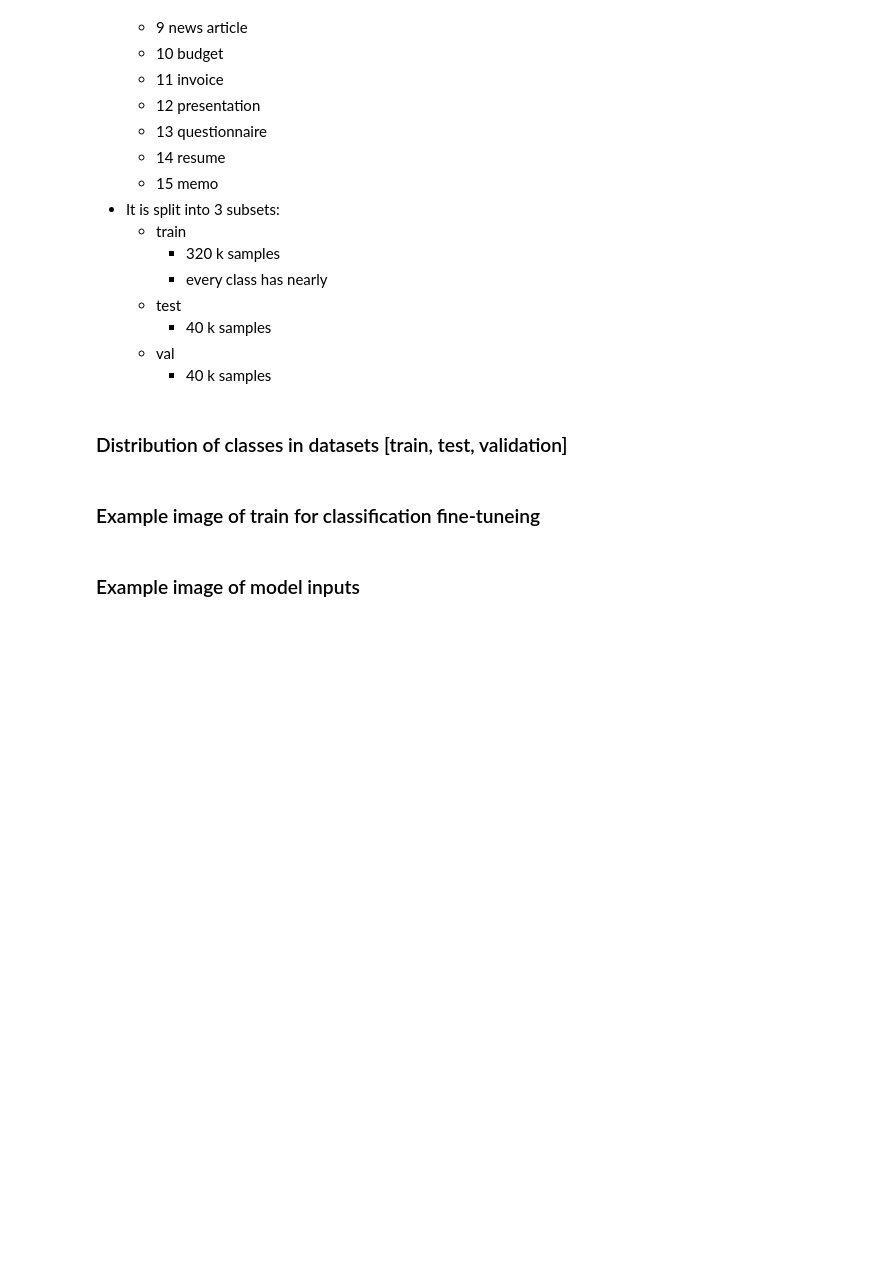
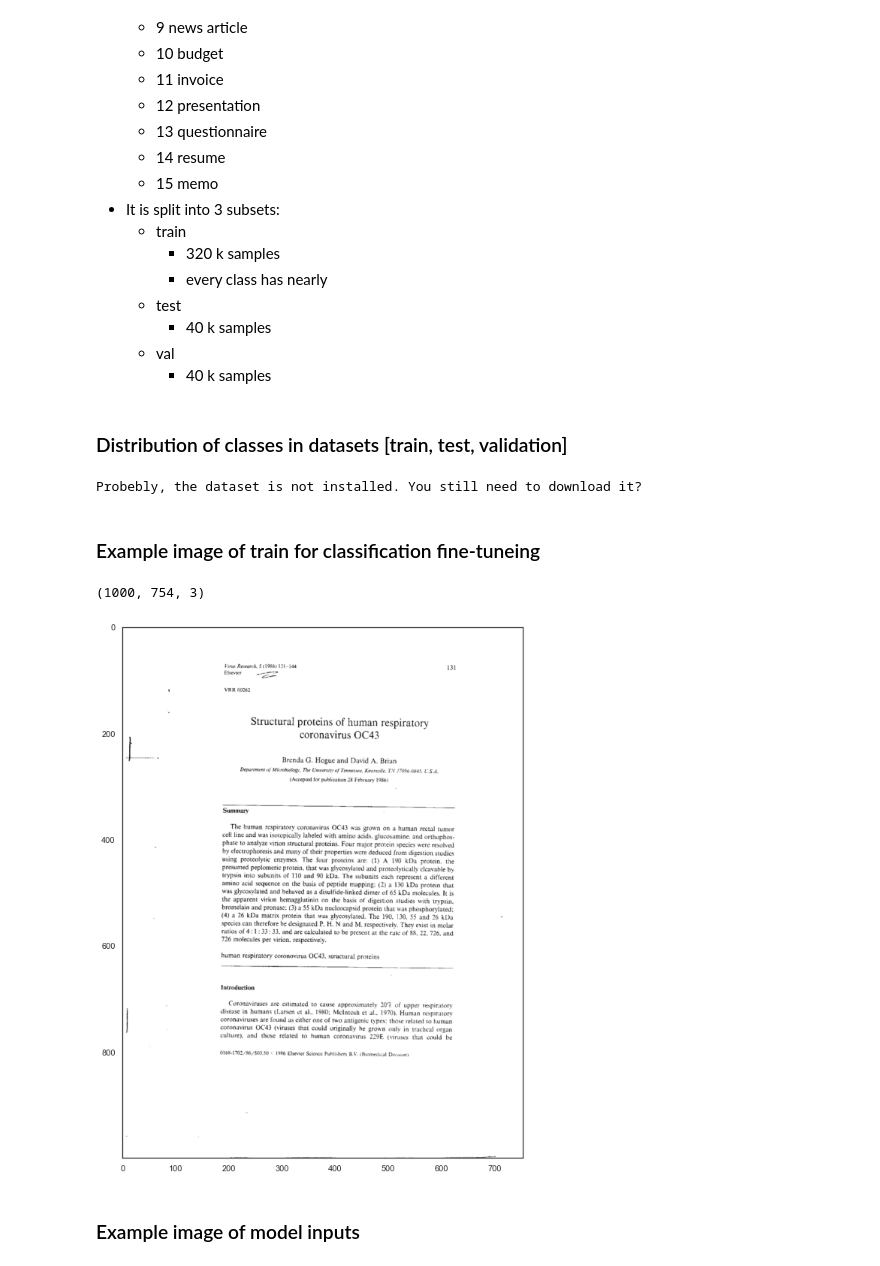
Before and after one commit to N10100010/uni_object_recognition_project, a Jupyter notebook: _notebooks/presentation.ipynb, the cells around one changed output. Saved outputs shown, nothing was run; the diff lists cells and outputs as text; code cells hidden in the pictures; blank space fills up the shorter version.

```diff
--- a/_notebooks/presentation.ipynb
+++ b/_notebooks/presentation.ipynb
@@ -206,52 +209,64 @@ def draw_text_cv2(
 # %%
 value_counts = pd.DataFrame(columns=['set', 'cnt', 'norm_cnt', 'class'])
 
-for s, _s in [('train', 20000), ('test', 2500), ('val', 2500)]:
+try:
+    for s, _s in [('train', 20000), ('test', 2500), ('val', 2500)]:
 
-    # open the file and read by lines
-    with open(f'./../dataset/rvl-cdip/labels/{s}.txt', 'r') as f:
-        string_list = f.readlines()
+        # open the file and read by lines
+        with open(f'./../dataset/rvl-cdip/labels/{s}.txt', 'r') as f:
+            string_list = f.readlines()
 
-    labels = []
-    for l in string_list:
-        labels.append(int(l.split(' ')[1].strip('\n')))
+        labels = []
+        for l in string_list:
+            labels.append(int(l.split(' ')[1].strip('\n')))
 
-    vc = np.unique(labels, return_counts=True)
-
-    # generate and concatenate row for df
-    value_counts = pd.concat(
-        [
-            value_counts,
-            pd.DataFrame({'set': [s]*len(vc[0]), 'cnt': vc[1], 'norm_cnt':[x / _s for x in vc[1]], 'class': vc[0]})
-        ], ignore_index=True)
+        vc = np.unique(labels, return_counts=True)
+        # generate and concatenate row for df
+        value_counts = pd.concat(
+            [
+                value_counts,
+                pd.DataFrame({'set': [s]*len(vc[0]), 'cnt': vc[1], 'norm_cnt':[x / _s for x in vc[1]], 'class': vc[0]})
+            ], ignore_index=True)
 
 
-fig, ax = plt.subplots(figsize=(12, 8))
+    fig, ax = plt.subplots(figsize=(12, 8))
 
-ax = sn.barplot(ax=ax, data=value_counts, x='class', y='norm_cnt', hue='set')
-ax.set(
-    title='Relativ distribution of classes in data sets\n(Train: 25k, Test: 2.5k, Validation: 2.5k)',
-    xlabel='Classes',
-    ylim=1.05,
-    ylabel='Occurence relativ to set value',
-    yticks=np.arange(0, 1.1, 0.1),
+    ax = sn.barplot(ax=ax, data=value_counts, x='class', y='norm_cnt', hue='set')
+    ax.set(
+        title='Relativ distribution of classes in data sets\n(Train: 25k, Test: 2.5k, Validation: 2.5k)',
+        xlabel='Classes',
+        ylim=1.05,
+        ylabel='Occurence relativ to set value',
+        yticks=np.arange(0, 1.1, 0.1),
 
-)
-ax.grid(False)
-ax.hlines(y=1, xmax=15.5, xmin=-.5, colors='red')
-plt.legend(bbox_to_anchor=(1.05, 1), loc=2, borderaxespad=0.)
+    )
+    ax.grid(False)
+    ax.hlines(y=1, xmax=15.5, xmin=-.5, colors='red')
+    plt.legend(bbox_to_anchor=(1.05, 1), loc=2, borderaxespad=0.)
 
-plt.show(ax)
+    plt.savefig('./presentation_images/rvl_dist.png')
+    plt.close()
+
+except:
+    print("Probebly, the dataset is not installed. You still need to download it?")
+# %% [output]
+Probebly, the dataset is not installed. You still need to download it?
 # %% [markdown]
 ### Example image of train for classification fine-tuneing
 # %%
 fig, ax = plt.subplots(figsize=(10, 13))
 
-sample_image = Image.open(PATH_IMAGE_FOLDERS / 'imagesa/a/a/a/aaa06d00/50486482-6482.tif').convert('RGB')
+try:
+    sample_image = Image.open(PATH_IMAGE_FOLDERS / 'imagesa/a/a/a/aaa06d00/50486482-6482.tif').convert('RGB')
+except:
+    sample_image = Image.open('./presentation_images/50486482-6482.tif').convert('RGB')
 
 sample = np.array(sample_image)
 ax.imshow(sample)
 sample.shape
+# %% [output]
+(1000, 754, 3)
+[figure, added]
 # %% [markdown]
 ### Example image of model inputs
 # %%
```
Also changed, not shown: parts of 5 cells of this notebook, 5 other files.
